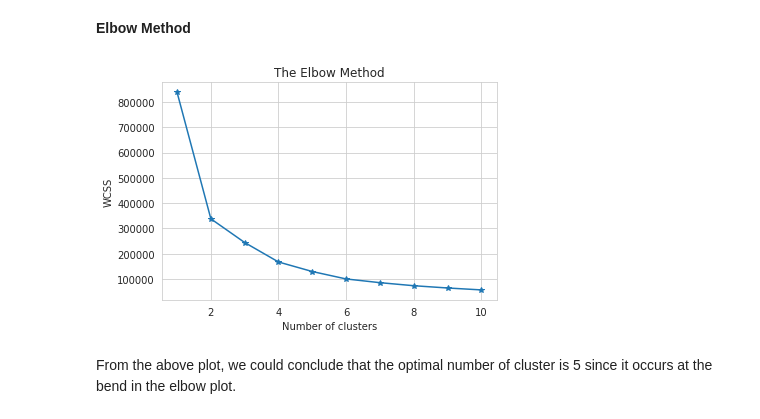
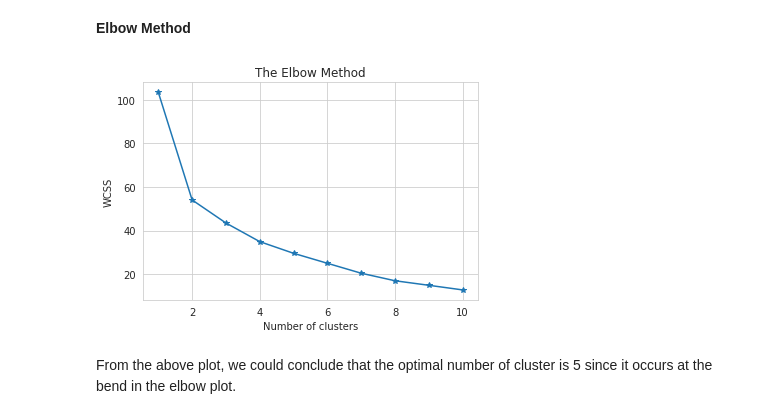
Before and after one commit to emman-data/Mall-Customer-Data-Clustering-, a Jupyter notebook: Mall_Customers_Segmentation.ipynb, the cells around one changed output. Saved outputs shown, nothing was run; the diff lists cells and outputs as text; code cells hidden in the pictures.

```diff
--- a/Mall_Customers_Segmentation.ipynb
+++ b/Mall_Customers_Segmentation.ipynb
@@ -266,17 +266,17 @@ data_scaled = scaler.fit_transform(df)
 # %%
 from sklearn.cluster import KMeans
 wcss = []
 for i in range(1, 11):
     kmeans = KMeans(n_clusters = i, init = 'k-means++', random_state = 42)
-    kmeans.fit(X)
+    kmeans.fit(data_scaled)
     wcss.append(kmeans.inertia_)
 plt.plot(range(1, 11), wcss,marker='*')
 plt.title('The Elbow Method')
 plt.xlabel('Number of clusters')
 plt.ylabel('WCSS')
 plt.show()
 # %% [output]
-[figure, old version]
+[figure, new version]
 # %% [markdown]
 From the above plot, we could conclude that the optimal number of cluster is 5 since it occurs at the bend in the elbow plot.
 # %% [markdown]
```
Also changed, not shown: parts of 6 cells of this notebook.
